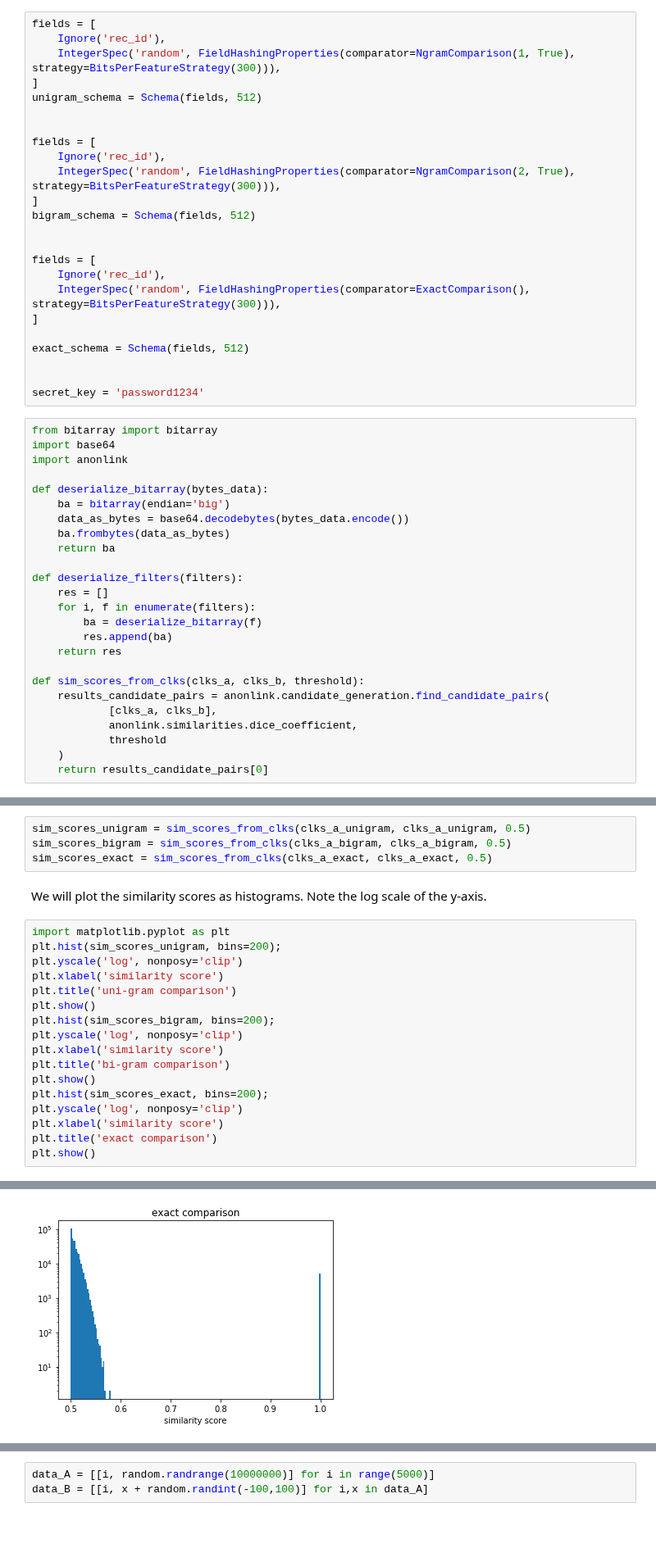
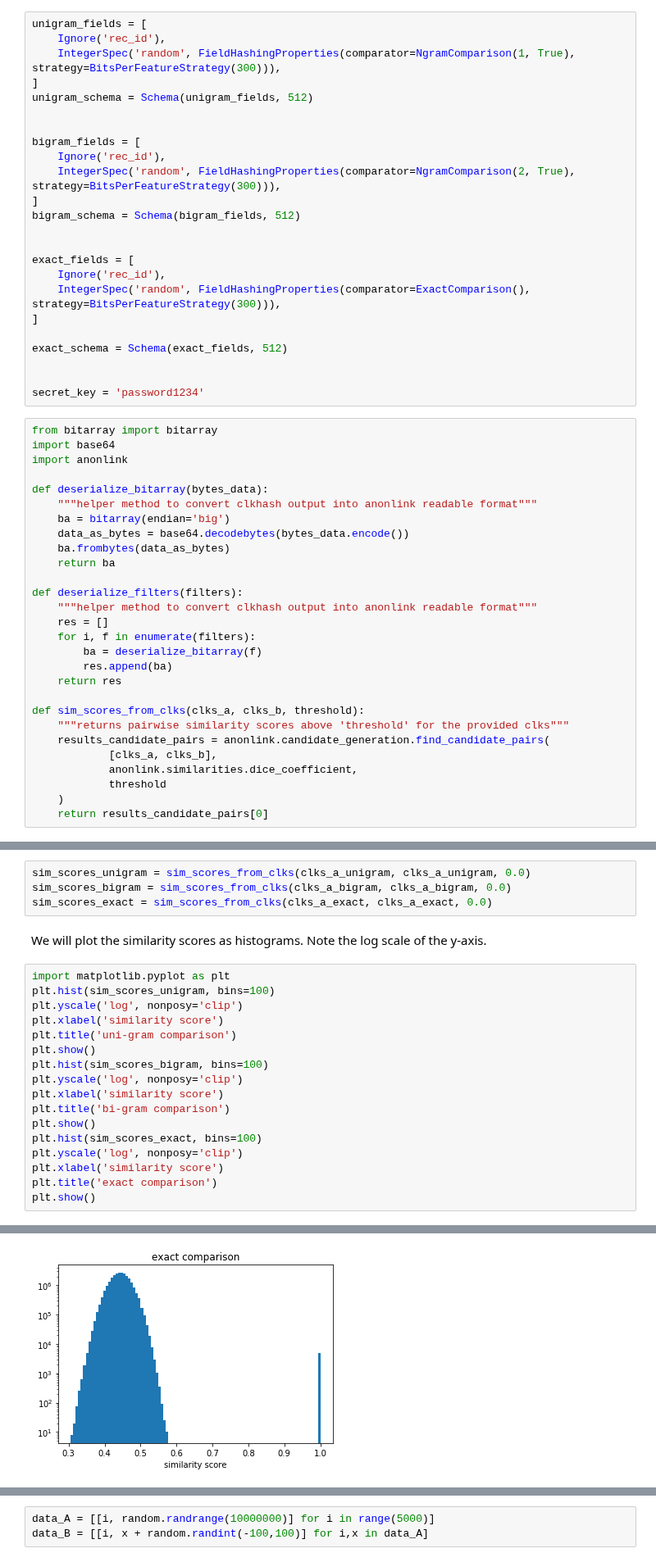
Before and after one commit to data61/clkhash, a Jupyter notebook: docs/tutorial_comparisons.ipynb, the cells around one changed output, grey strips where cells are left out. Shown at 82% size. Cells and saved outputs as stored; diff of their text form; blank space fills up the shorter version.

```diff
--- a/docs/tutorial_comparisons.ipynb
+++ b/docs/tutorial_comparisons.ipynb
@@ -51,26 +51,26 @@ csv.writer(a_csv).writerows(data)
 # %% [markdown]
 We define three different schemas, one for each comparison technique.
 # %%
-fields = [
+unigram_fields = [
     Ignore('rec_id'),
     IntegerSpec('random', FieldHashingProperties(comparator=NgramComparison(1, True), strategy=BitsPerFeatureStrategy(300))),
 ]
-unigram_schema = Schema(fields, 512)
+unigram_schema = Schema(unigram_fields, 512)
 
 
-fields = [
+bigram_fields = [
     Ignore('rec_id'),
     IntegerSpec('random', FieldHashingProperties(comparator=NgramComparison(2, True), strategy=BitsPerFeatureStrategy(300))),
 ]
-bigram_schema = Schema(fields, 512)
+bigram_schema = Schema(bigram_fields, 512)
 
 
-fields = [
+exact_fields = [
     Ignore('rec_id'),
     IntegerSpec('random', FieldHashingProperties(comparator=ExactComparison(), strategy=BitsPerFeatureStrategy(300))),
 ]
 
-exact_schema = Schema(fields, 512)
+exact_schema = Schema(exact_fields, 512)
 
 
 secret_key = 'password1234'
@@ -80,12 +80,14 @@ import base64
 import anonlink
 
 def deserialize_bitarray(bytes_data):
+    """helper method to convert clkhash output into anonlink readable format"""
     ba = bitarray(endian='big')
     data_as_bytes = base64.decodebytes(bytes_data.encode())
     ba.frombytes(data_as_bytes)
     return ba
 
 def deserialize_filters(filters):
+    """helper method to convert clkhash output into anonlink readable format"""
     res = []
     for i, f in enumerate(filters):
         ba = deserialize_bitarray(f)
@@ -93,6 +95,7 @@ def deserialize_filters(filters):
     return res
 
 def sim_scores_from_clks(clks_a, clks_b, threshold):
+    """returns pairwise similarity scores above 'threshold' for the provided clks"""
     results_candidate_pairs = anonlink.candidate_generation.find_candidate_pairs(
             [clks_a, clks_b],
             anonlink.similarities.dice_coefficient,
@@ -114,24 +117,24 @@ clks_a_exact = deserialize_filters(hashed_data_a)
 # %% [markdown]
 We do an exhaustive pairwise comparison for the CLKs and keep the similarities above 0.5.
 # %%
-sim_scores_unigram = sim_scores_from_clks(clks_a_unigram, clks_a_unigram, 0.5)
-sim_scores_bigram = sim_scores_from_clks(clks_a_bigram, clks_a_bigram, 0.5)
-sim_scores_exact = sim_scores_from_clks(clks_a_exact, clks_a_exact, 0.5)
+sim_scores_unigram = sim_scores_from_clks(clks_a_unigram, clks_a_unigram, 0.0)
+sim_scores_bigram = sim_scores_from_clks(clks_a_bigram, clks_a_bigram, 0.0)
+sim_scores_exact = sim_scores_from_clks(clks_a_exact, clks_a_exact, 0.0)
 # %% [markdown]
 We will plot the similarity scores as histograms. Note the log scale of the y-axis.
 # %%
 import matplotlib.pyplot as plt
-plt.hist(sim_scores_unigram, bins=200);
+plt.hist(sim_scores_unigram, bins=100)
 plt.yscale('log', nonposy='clip')
 plt.xlabel('similarity score')
 plt.title('uni-gram comparison')
 plt.show()
-plt.hist(sim_scores_bigram, bins=200);
+plt.hist(sim_scores_bigram, bins=100)
 plt.yscale('log', nonposy='clip')
 plt.xlabel('similarity score')
 plt.title('bi-gram comparison')
 plt.show()
-plt.hist(sim_scores_exact, bins=200);
+plt.hist(sim_scores_exact, bins=100)
 plt.yscale('log', nonposy='clip')
 plt.xlabel('similarity score')
 plt.title('exact comparison')
@@ -142,2 +145,2 @@ plt.show()
-[figure, old version]
+[figure, new version]
 # %% [markdown]
```
Also changed, not shown: parts of 16 cells of this notebook.
